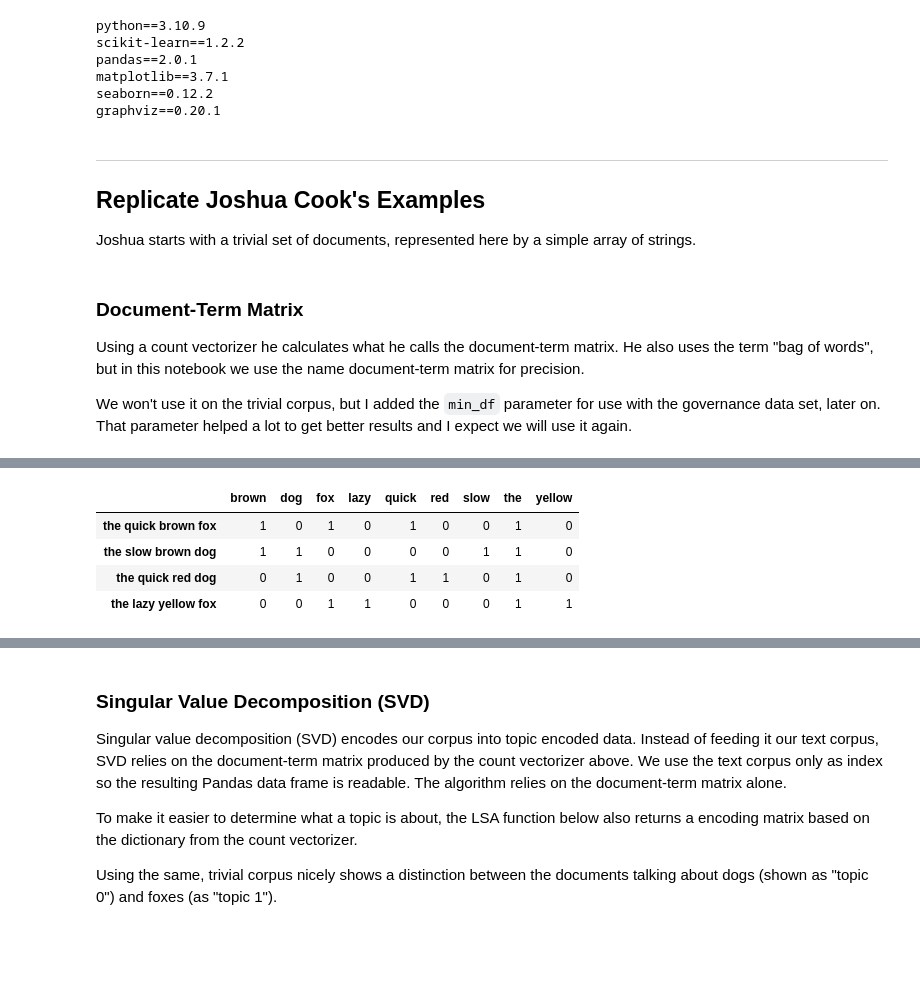
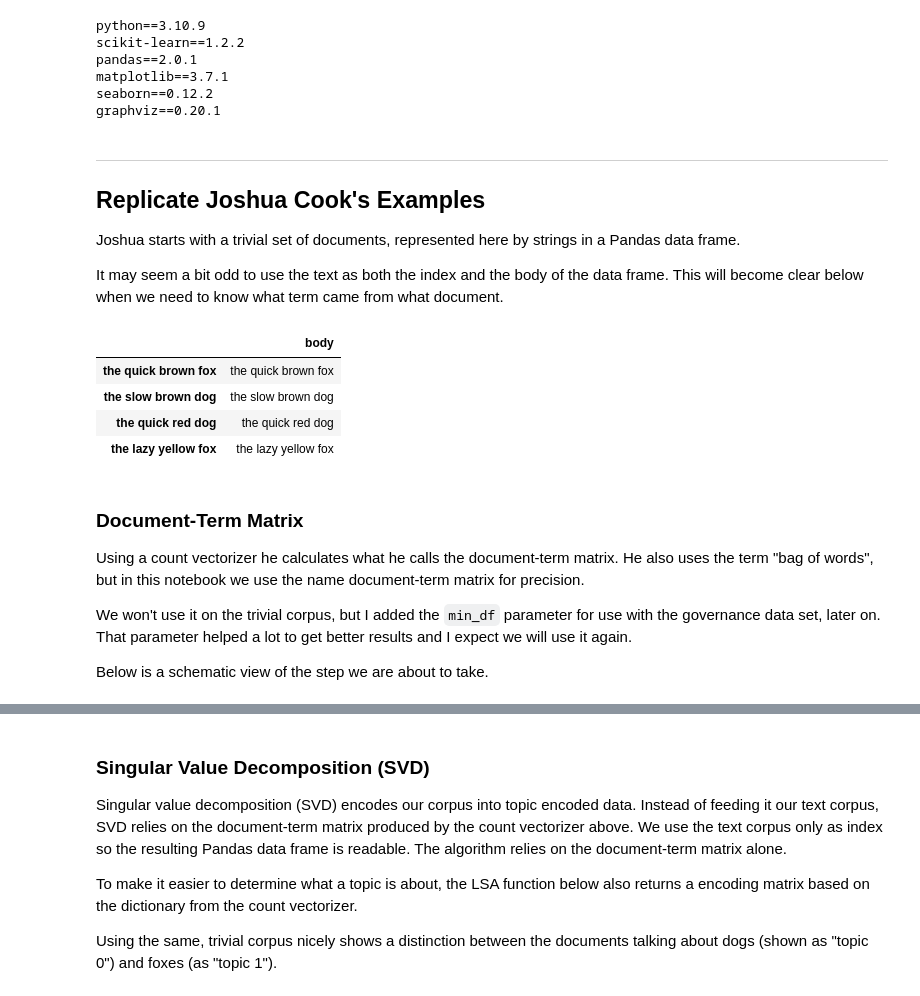
Before and after one commit to kjkoster/execute-enexis, a Jupyter notebook: notebooks/02 enexis governance -- LSA.ipynb, the cells around one changed output, grey strips where cells are left out. Drawn from its saved outputs; the diff is of its cells as text; code cells hidden in the pictures; blank space fills up the shorter version.

Commit message:
Changed the trivial corpus to a data frame and refactored the code to use the same functions for both the trivial and the governance data sets.

```diff
--- a/notebooks/02 enexis governance -- LSA.ipynb
+++ b/notebooks/02 enexis governance -- LSA.ipynb
@@ -74,19 +74,32 @@ graphviz==0.20.1
 # %% [markdown]
 ---
 ## Replicate Joshua Cook's Examples
-Joshua starts with a trivial set of documents, represented here by a simple array of strings.
+Joshua starts with a trivial set of documents, represented here by strings in a Pandas data frame.
+
+It may seem a bit odd to use the text as both the index and the body of the data frame. This will become clear below when we need to know what term came from what document.
 # %%
-trivial_corpus = [
+trivial_body = [
     "the quick brown fox",
     "the slow brown dog",
     "the quick red dog",
     "the lazy yellow fox"
 ]
+
+trivial_corpus = pd.DataFrame(data=trivial_body, index=trivial_body, columns=["body"])
+trivial_corpus
+# %% [output]
+|  | body |
+| the quick brown fox | the quick brown fox |
+| the slow brown dog | the slow brown dog |
+| the quick red dog | the quick red dog |
+| the lazy yellow fox | the lazy yellow fox |
 # %% [markdown]
 ### Document-Term Matrix
 Using a count vectorizer he calculates what he calls the document-term matrix. He also uses the term "bag of words", but in this notebook we use the name document-term matrix for precision.
 
 We won't use it on the trivial corpus, but I added the `min_df` parameter for use with the governance data set, later on. That parameter helped a lot to get better results and I expect we will use it again.
+
+Below is a schematic view of the step we are about to take.
 # %%
 dot_graph('''
 digraph {
@@ -111,19 +124,12 @@ digraph {
 # %% [output]
 [drawing not drawn]
 # %%
-def make_document_term_matrix(corpus, min_df=1):
-    count_vectorizer = CountVectorizer(min_df=min_df)
-    count_matrix     = count_vectorizer.fit_transform(corpus)
-    count_word_list  = count_vectorizer.get_feature_names_out()
+# the caller is expected to select the right column from their data frame and
+# pass it in as a series.
+def compose_document_term_matrix(series, min_df=1):
+    vectorizer = CountVectorizer(min_df=min_df)
+    dt_matrix  = vectorizer.fit_transform(series)
+    dictionary = vectorizer.get_feature_names_out()
 
-    return pd.DataFrame(index=corpus, columns=count_word_list, data=count_matrix.toarray()), \
-           count_vectorizer.get_feature_names_out()
-
-trivial_document_term_matrix, trivial_dictionary = make_document_term_matrix(trivial_corpus)
-trivial_document_term_matrix
+    return pd.DataFrame(index=series.index, columns=dictionary, data=dt_matrix.toarray()), \
+           dictionary
-# %% [output]
-|  | brown | dog | fox | lazy | quick | red | slow | the | yellow |
-| the quick brown fox | 1 | 0 | 1 | 0 | 1 | 0 | 0 | 1 | 0 |
-| the slow brown dog | 1 | 1 | 0 | 0 | 0 | 0 | 1 | 1 | 0 |
-| the quick red dog | 0 | 1 | 0 | 0 | 1 | 1 | 0 | 1 | 0 |
-| the lazy yellow fox | 0 | 0 | 1 | 1 | 0 | 0 | 0 | 1 | 1 |
```
Also changed, not shown: parts of 7 cells of this notebook.
